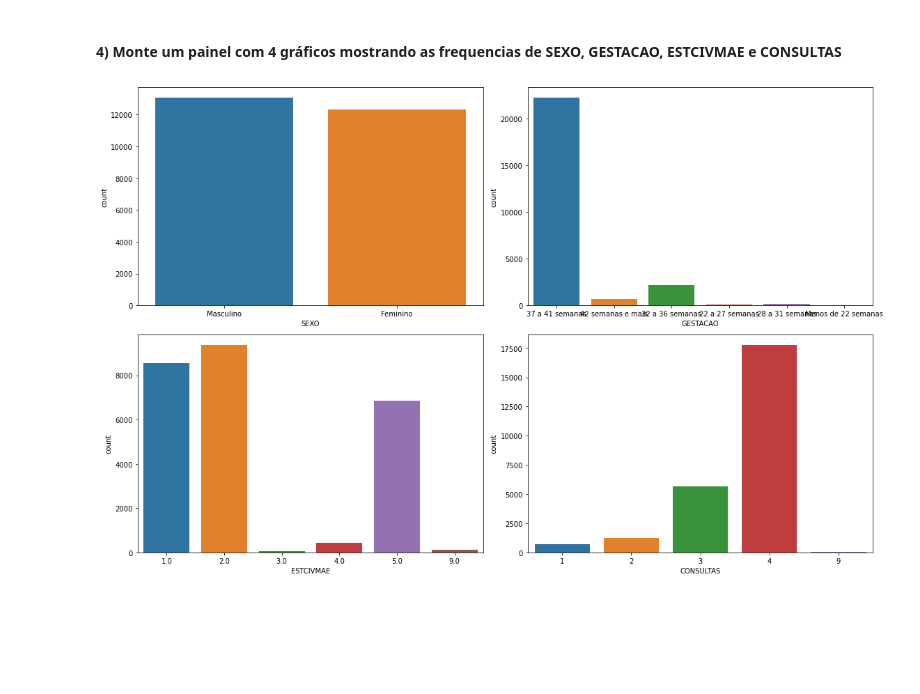
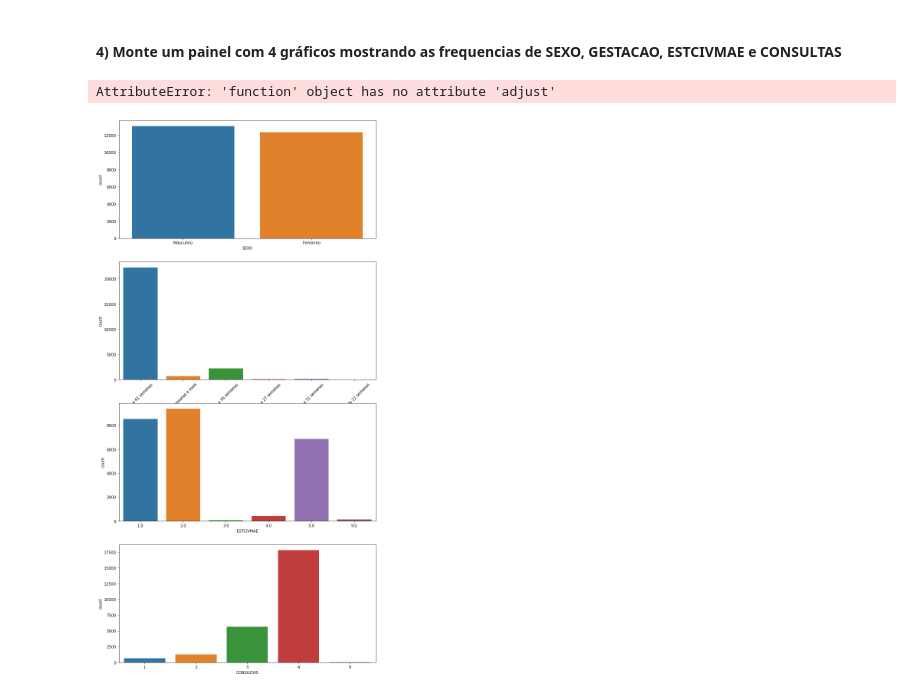
Before and after one commit to RobertoAntoniassi/M-dulo-05---Parte-02, a Jupyter notebook: mod06 tarefa 1.ipynb, the cells around one changed output. Saved outputs shown, nothing was run; the diff lists cells and outputs as text; code cells hidden in the pictures; blank space fills up the shorter version.

```diff
--- a/mod06 tarefa 1.ipynb
+++ b/mod06 tarefa 1.ipynb
@@ -81,14 +81,18 @@ axes.tick_params(axis="x", rotation = 30)
 # %% [markdown]
 ####  4) Monte um painel com 4 gráficos mostrando as frequencias de SEXO, GESTACAO, ESTCIVMAE e CONSULTAS
 # %%
-fig, axes = plt.subplots(2, 2)
-plt.rc('figure', figsize=(20, 12))
+fig, axes = plt.subplots(4, 1)
+plt.rc('figure', figsize=(12, 26))
 
-sns.countplot(ax = axes[0, 0], x='SEXO', data=sinasc)
-sns.countplot(ax = axes[0, 1], x='GESTACAO', data=sinasc)
-sns.countplot(ax = axes[1, 0], x='ESTCIVMAE', data=sinasc)
-sns.countplot(ax = axes[1, 1], x='CONSULTAS', data=sinasc)
+sns.countplot(ax = axes[0], x='SEXO', data=sinasc)
+ax = sns.countplot(ax = axes[1], x='GESTACAO', data=sinasc)
+ax.tick_params(axis='x', rotation = 45)
+sns.countplot(ax = axes[2], x='ESTCIVMAE', data=sinasc)
+sns.countplot(ax = axes[3], x='CONSULTAS', data=sinasc)
+
+plt.subplots_adjust(wspace=0.3, hspace=0.7)
 
 fig.tight_layout()
 # %% [output]
+AttributeError: 'function' object has no attribute 'adjust'
-[figure, old version]
+[figure, new version]
```
Also changed, not shown: parts of 2 cells of this notebook.
